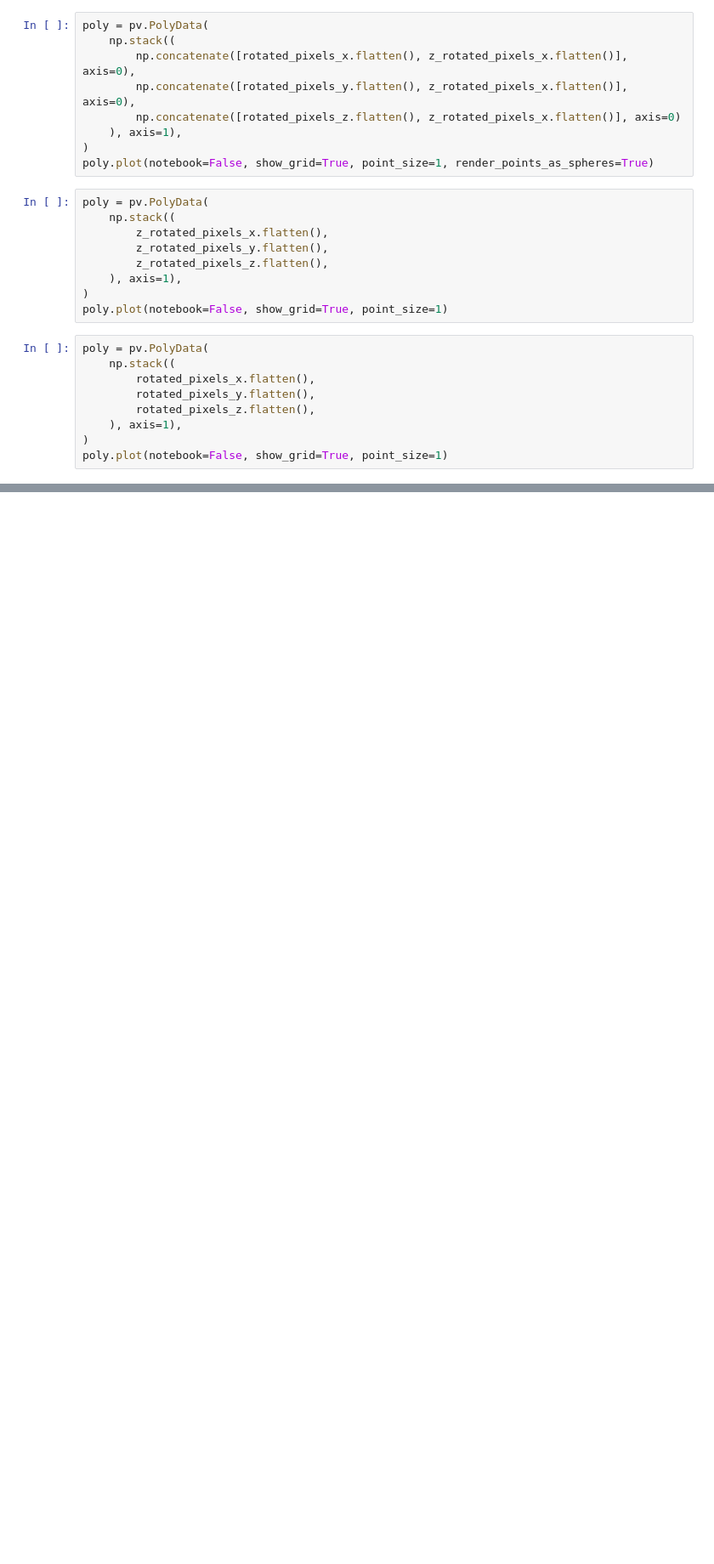
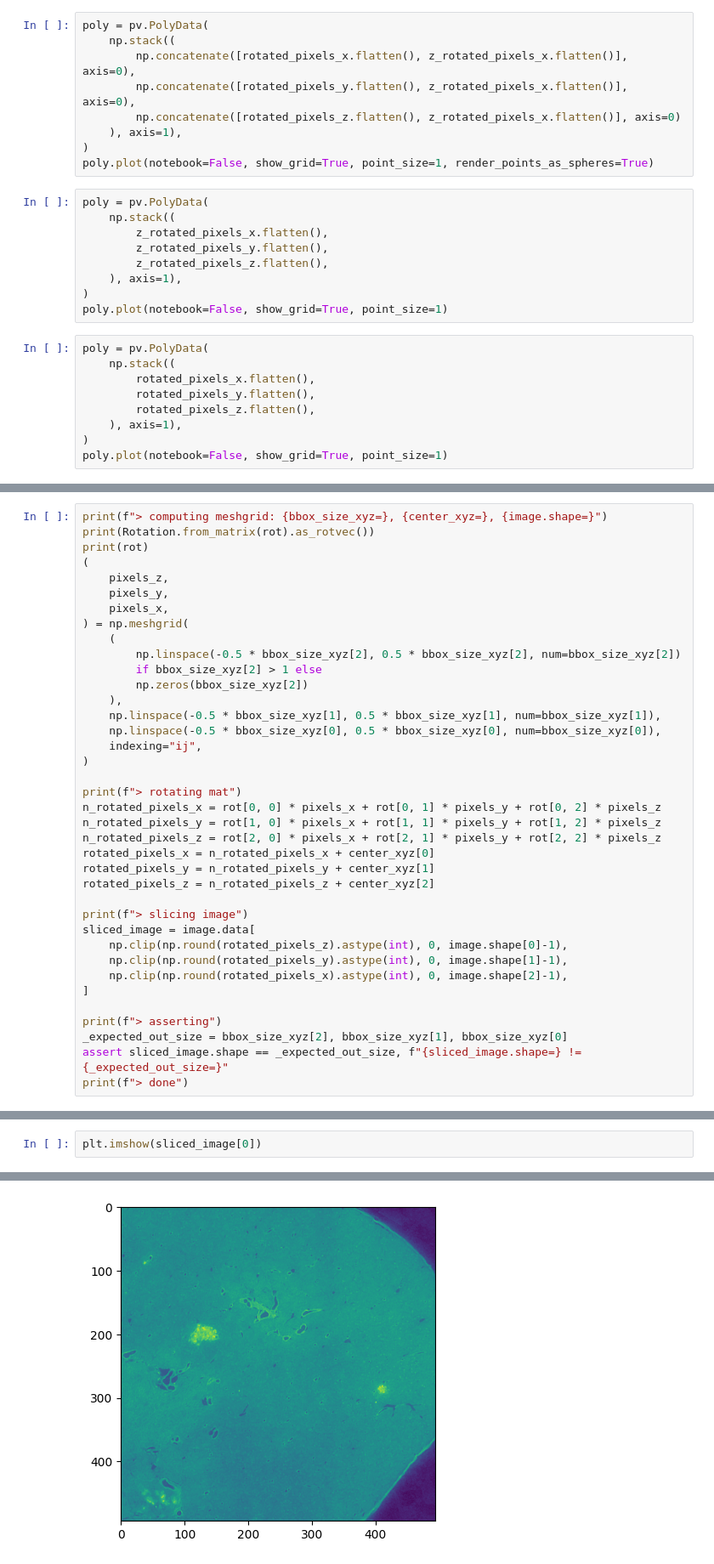
Before and after one commit to viktorcikojevic/kaggle_sennet, a Jupyter notebook: notebooks/pyinterp.ipynb, the cells around one changed output, grey strips where cells are left out. Shown at 85% size. Saved outputs shown, nothing was run; the diff lists cells and outputs as text; blank space fills up the shorter version.

```diff
--- a/notebooks/pyinterp.ipynb
+++ b/notebooks/pyinterp.ipynb
@@ -193,0 +209,38 @@ poly.plot(notebook=False, show_grid=True, point_size=1)
+# %%
+print(f"> computing meshgrid: {bbox_size_xyz=}, {center_xyz=}, {image.shape=}")
+print(Rotation.from_matrix(rot).as_rotvec())
+print(rot)
+(
+    pixels_z,
+    pixels_y,
+    pixels_x,
+) = np.meshgrid(
+    (
+        np.linspace(-0.5 * bbox_size_xyz[2], 0.5 * bbox_size_xyz[2], num=bbox_size_xyz[2])
+        if bbox_size_xyz[2] > 1 else
+        np.zeros(bbox_size_xyz[2])
+    ),
+    np.linspace(-0.5 * bbox_size_xyz[1], 0.5 * bbox_size_xyz[1], num=bbox_size_xyz[1]),
+    np.linspace(-0.5 * bbox_size_xyz[0], 0.5 * bbox_size_xyz[0], num=bbox_size_xyz[0]),
+    indexing="ij",
+)
+
+print(f"> rotating mat")
+n_rotated_pixels_x = rot[0, 0] * pixels_x + rot[0, 1] * pixels_y + rot[0, 2] * pixels_z
+n_rotated_pixels_y = rot[1, 0] * pixels_x + rot[1, 1] * pixels_y + rot[1, 2] * pixels_z
+n_rotated_pixels_z = rot[2, 0] * pixels_x + rot[2, 1] * pixels_y + rot[2, 2] * pixels_z
+rotated_pixels_x = n_rotated_pixels_x + center_xyz[0]
+rotated_pixels_y = n_rotated_pixels_y + center_xyz[1]
+rotated_pixels_z = n_rotated_pixels_z + center_xyz[2]
+
+print(f"> slicing image")
+sliced_image = image.data[
+    np.clip(np.round(rotated_pixels_z).astype(int), 0, image.shape[0]-1),
+    np.clip(np.round(rotated_pixels_y).astype(int), 0, image.shape[1]-1),
+    np.clip(np.round(rotated_pixels_x).astype(int), 0, image.shape[2]-1),
+]
+
+print(f"> asserting")
+_expected_out_size = bbox_size_xyz[2], bbox_size_xyz[1], bbox_size_xyz[0]
+assert sliced_image.shape == _expected_out_size, f"{sliced_image.shape=} != {_expected_out_size=}"
+print(f"> done")
@@ -193,0 +257,3 @@ poly.plot(notebook=False, show_grid=True, point_size=1)
+# %%
+plt.imshow(sliced_image[0])
+# %% [output]
@@ -193,0 +261 @@ poly.plot(notebook=False, show_grid=True, point_size=1)
+[figure, added]
```
Also changed, not shown: parts of 4 cells of this notebook, 7 other files.
